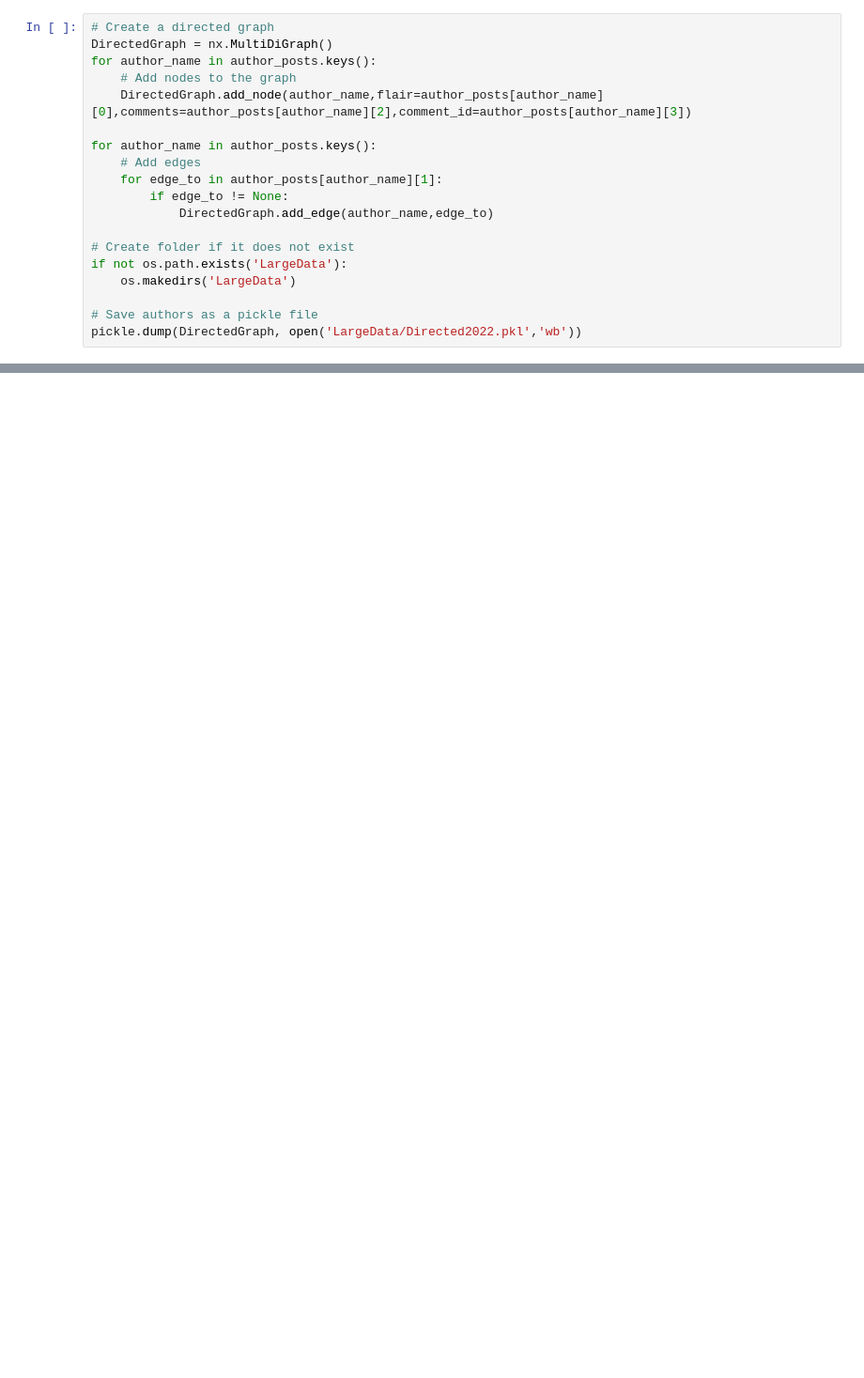
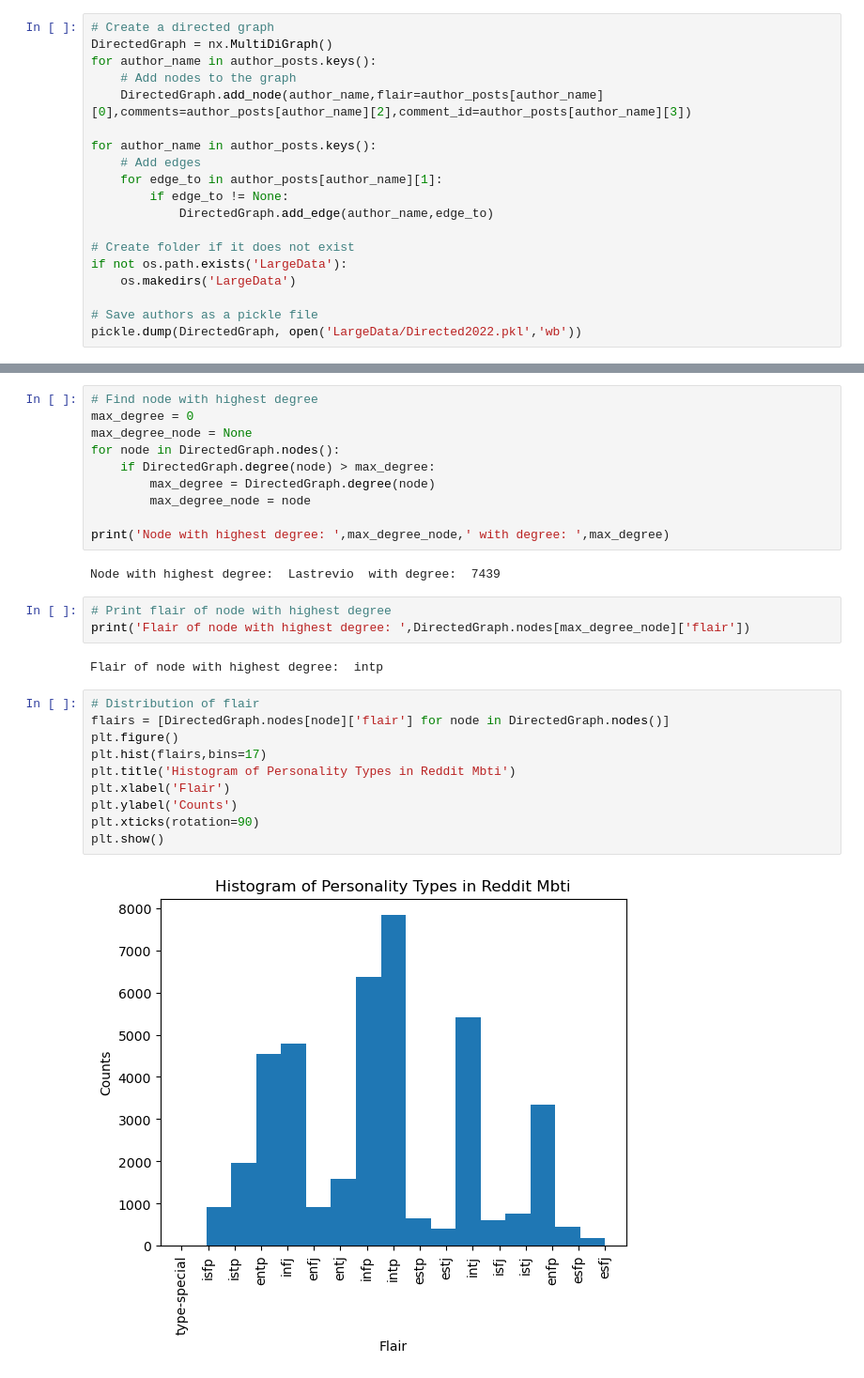
Before and after one commit to luchsonice/MBTI, a Jupyter notebook: BuildNetwork.ipynb, the cells around one changed output, grey strips where cells are left out. Shown at 94% size. Drawn from its saved outputs; the diff is of its cells as text; blank space fills up the shorter version.

```diff
--- a/BuildNetwork.ipynb
+++ b/BuildNetwork.ipynb
@@ -53,0 +90,29 @@ pickle.dump(DirectedGraph, open('LargeData/Directed2022.pkl','wb'))
+# %%
+# Find node with highest degree
+max_degree = 0
+max_degree_node = None
+for node in DirectedGraph.nodes():
+    if DirectedGraph.degree(node) > max_degree:
+        max_degree = DirectedGraph.degree(node)
+        max_degree_node = node
+
+print('Node with highest degree: ',max_degree_node,' with degree: ',max_degree)
+# %% [output]
+Node with highest degree:  Lastrevio  with degree:  7439
+# %%
+# Print flair of node with highest degree
+print('Flair of node with highest degree: ',DirectedGraph.nodes[max_degree_node]['flair'])
+# %% [output]
+Flair of node with highest degree:  intp
+# %%
+# Distribution of flair
+flairs = [DirectedGraph.nodes[node]['flair'] for node in DirectedGraph.nodes()]
+plt.figure()
+plt.hist(flairs,bins=17)
+plt.title('Histogram of Personality Types in Reddit Mbti')
+plt.xlabel('Flair')
+plt.ylabel('Counts')
+plt.xticks(rotation=90)
+plt.show()
+# %% [output]
+[figure, added]
```
Also changed, not shown: parts of 8 cells of this notebook.
